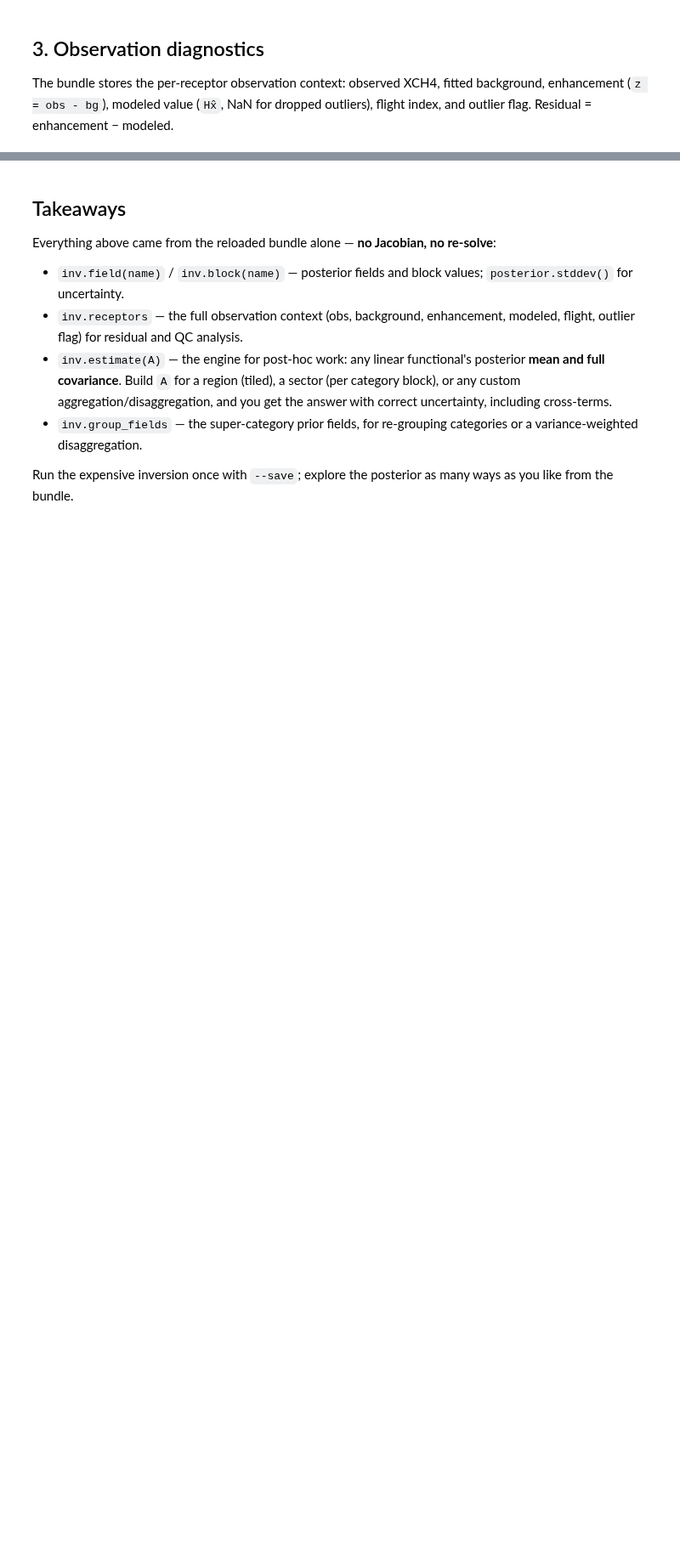
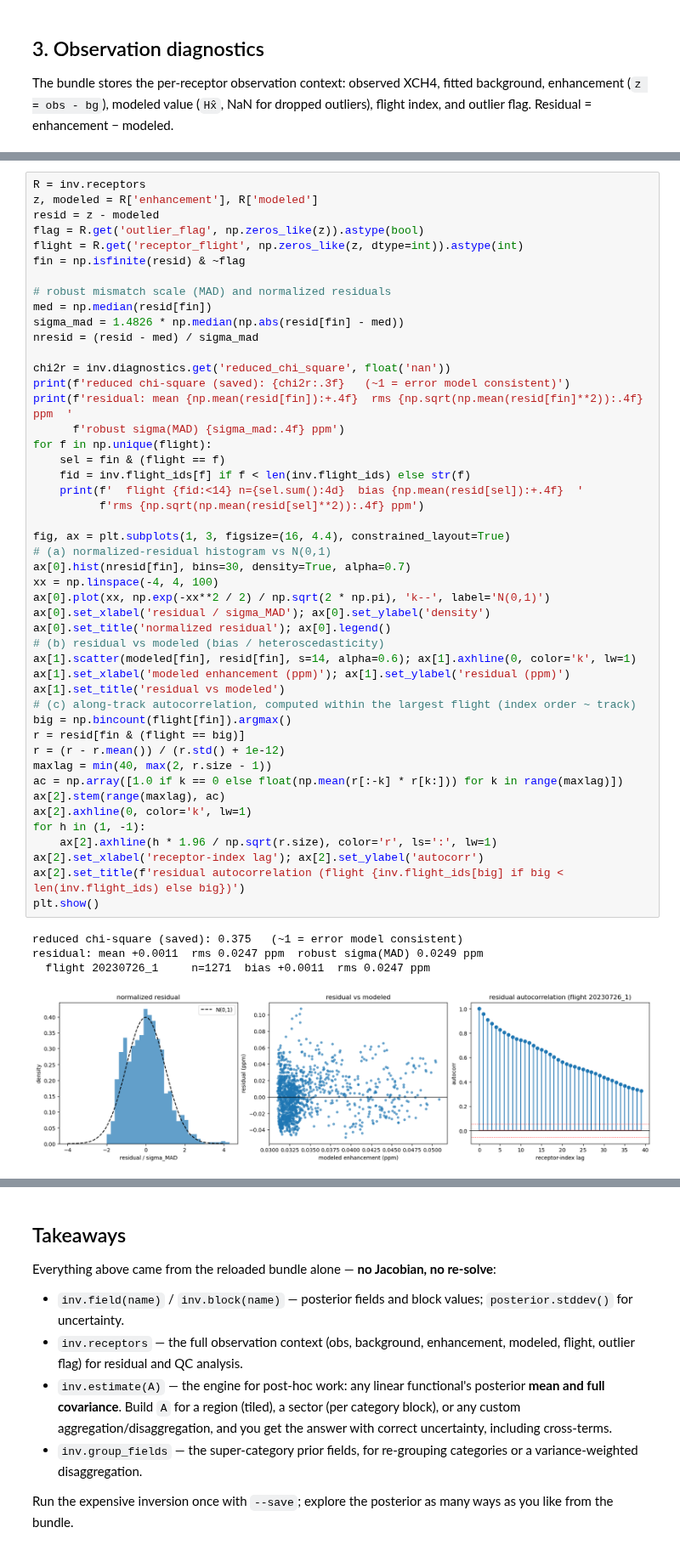
Before and after one commit to erselab/halo-nyc, a Jupyter notebook: bayes_opt/notebooks/saved_bundle_analysis.ipynb, the cells around one changed output, grey strips where cells are left out. Shown at 85% size. Cells and saved outputs as stored; diff of their text form; blank space fills up the shorter version.

Commit message:
diagnostics added, domain optimization utilities

```diff
--- a/bayes_opt/notebooks/saved_bundle_analysis.ipynb
+++ b/bayes_opt/notebooks/saved_bundle_analysis.ipynb
@@ -193 +203,53 @@ plt.show()
+# %%
+R = inv.receptors
+z, modeled = R['enhancement'], R['modeled']
+resid = z - modeled
+flag = R.get('outlier_flag', np.zeros_like(z)).astype(bool)
+flight = R.get('receptor_flight', np.zeros_like(z, dtype=int)).astype(int)
+fin = np.isfinite(resid) & ~flag
+
+# robust mismatch scale (MAD) and normalized residuals
+med = np.median(resid[fin])
+sigma_mad = 1.4826 * np.median(np.abs(resid[fin] - med))
+nresid = (resid - med) / sigma_mad
+
+chi2r = inv.diagnostics.get('reduced_chi_square', float('nan'))
+print(f'reduced chi-square (saved): {chi2r:.3f}   (~1 = error model consistent)')
+print(f'residual: mean {np.mean(resid[fin]):+.4f}  rms {np.sqrt(np.mean(resid[fin]**2)):.4f} ppm  '
+      f'robust sigma(MAD) {sigma_mad:.4f} ppm')
+for f in np.unique(flight):
+    sel = fin & (flight == f)
+    fid = inv.flight_ids[f] if f < len(inv.flight_ids) else str(f)
+    print(f'  flight {fid:<14} n={sel.sum():4d}  bias {np.mean(resid[sel]):+.4f}  '
+          f'rms {np.sqrt(np.mean(resid[sel]**2)):.4f} ppm')
+
+fig, ax = plt.subplots(1, 3, figsize=(16, 4.4), constrained_layout=True)
+# (a) normalized-residual histogram vs N(0,1)
+ax[0].hist(nresid[fin], bins=30, density=True, alpha=0.7)
+xx = np.linspace(-4, 4, 100)
+ax[0].plot(xx, np.exp(-xx**2 / 2) / np.sqrt(2 * np.pi), 'k--', label='N(0,1)')
+ax[0].set_xlabel('residual / sigma_MAD'); ax[0].set_ylabel('density')
+ax[0].set_title('normalized residual'); ax[0].legend()
+# (b) residual vs modeled (bias / heteroscedasticity)
+ax[1].scatter(modeled[fin], resid[fin], s=14, alpha=0.6); ax[1].axhline(0, color='k', lw=1)
+ax[1].set_xlabel('modeled enhancement (ppm)'); ax[1].set_ylabel('residual (ppm)')
+ax[1].set_title('residual vs modeled')
+# (c) along-track autocorrelation, computed within the largest flight (index order ~ track)
+big = np.bincount(flight[fin]).argmax()
+r = resid[fin & (flight == big)]
+r = (r - r.mean()) / (r.std() + 1e-12)
+maxlag = min(40, max(2, r.size - 1))
+ac = np.array([1.0 if k == 0 else float(np.mean(r[:-k] * r[k:])) for k in range(maxlag)])
+ax[2].stem(range(maxlag), ac)
+ax[2].axhline(0, color='k', lw=1)
+for h in (1, -1):
+    ax[2].axhline(h * 1.96 / np.sqrt(r.size), color='r', ls=':', lw=1)
+ax[2].set_xlabel('receptor-index lag'); ax[2].set_ylabel('autocorr')
+ax[2].set_title(f'residual autocorrelation (flight {inv.flight_ids[big] if big < len(inv.flight_ids) else big})')
+plt.show()
+# %% [output]
+reduced chi-square (saved): 0.375   (~1 = error model consistent)
+residual: mean +0.0011  rms 0.0247 ppm  robust sigma(MAD) 0.0249 ppm
+  flight 20230726_1     n=1271  bias +0.0011  rms 0.0247 ppm
+[figure, added]
 # %% [markdown]
```
Also changed, not shown: parts of 16 cells of this notebook, 9 other files.
